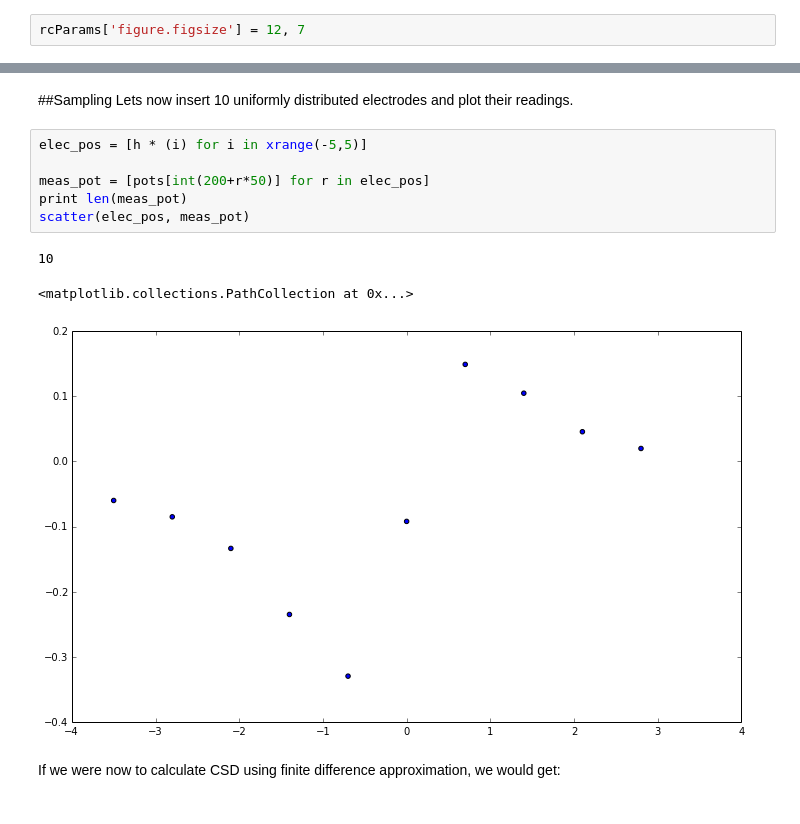
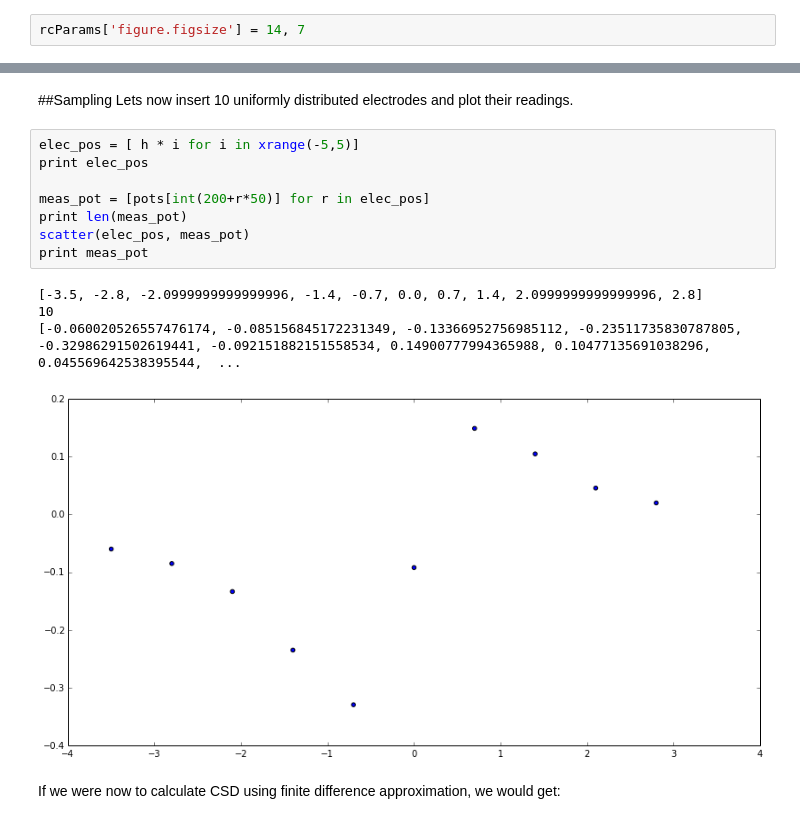
Before and after one commit to parkag/notebooks, a Jupyter notebook: pykCSD/pykCSD.ipynb, the cells around one changed output, grey strips where cells are left out. Saved outputs shown, nothing was run; the diff lists cells and outputs as text.

```diff
--- a/pykCSD/pykCSD.ipynb
+++ b/pykCSD/pykCSD.ipynb
@@ -14,5 +16,5 @@ Populating the interactive namespace from numpy and matplotlib
 # %%
-rcParams['figure.figsize'] = 12, 7
+rcParams['figure.figsize'] = 14, 7
 # %%
 x = linspace(-4.0, 4.0, 400)
 h = 0.7
@@ -37,15 +39,18 @@ ax2.set_title('Potentials')
 ##Sampling
 Lets now insert 10 uniformly distributed electrodes and plot their readings.
 # %%
-elec_pos = [h * (i) for i in xrange(-5,5)]
+elec_pos = [ h * i for i in xrange(-5,5)]
+print elec_pos
 
 meas_pot = [pots[int(200+r*50)] for r in elec_pos]
 print len(meas_pot)
 scatter(elec_pos, meas_pot)
+print meas_pot
 # %% [output]
+[-3.5, -2.8, -2.0999999999999996, -1.4, -0.7, 0.0, 0.7, 1.4, 2.0999999999999996, 2.8]
 10
+[-0.060020526557476174, -0.085156845172231349, -0.13366952756985112, -0.23511735830787805, -0.32986291502619441, -0.092151882151558534, 0.14900777994365988, 0.10477135691038296, 0.045569642538395544,  ...
-<matplotlib.collections.PathCollection at 0x...>
-[figure, old version]
+[figure, new version]
 # %% [markdown]
 If we were now to calculate CSD using finite difference approximation, we would get:
 # %% [markdown]
```
Also changed, not shown: parts of 32 cells of this notebook, 9 other files.
